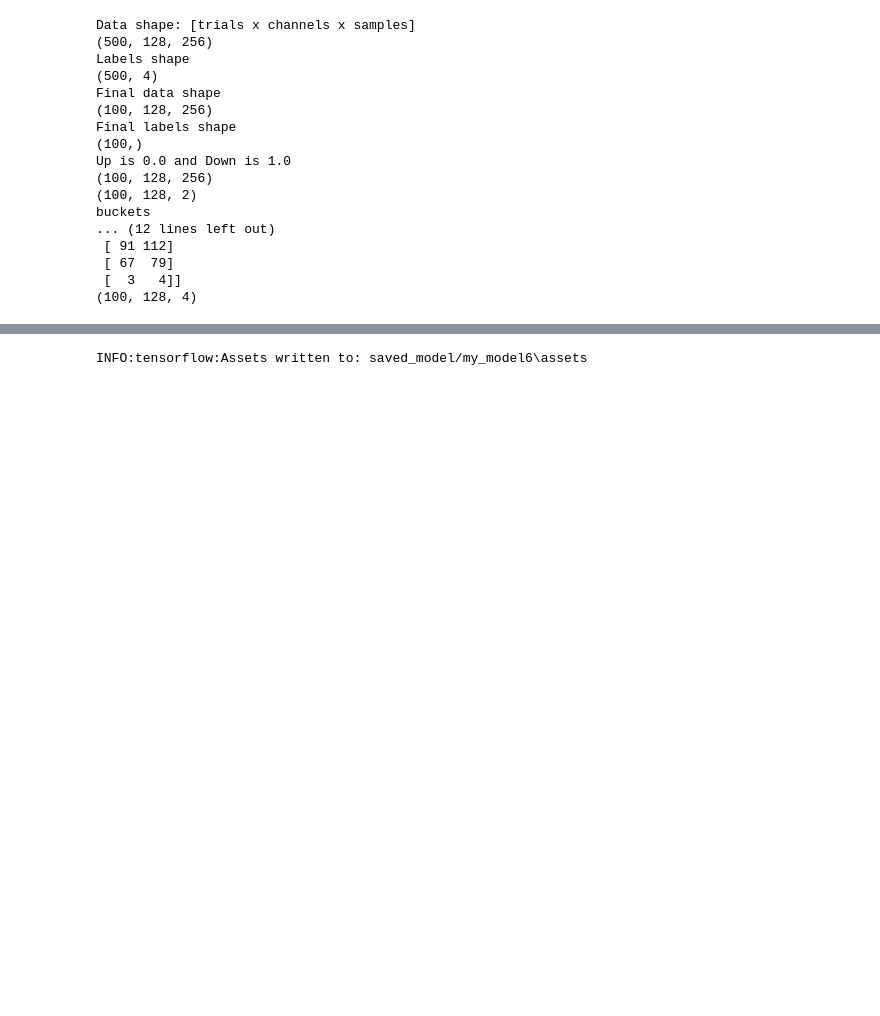
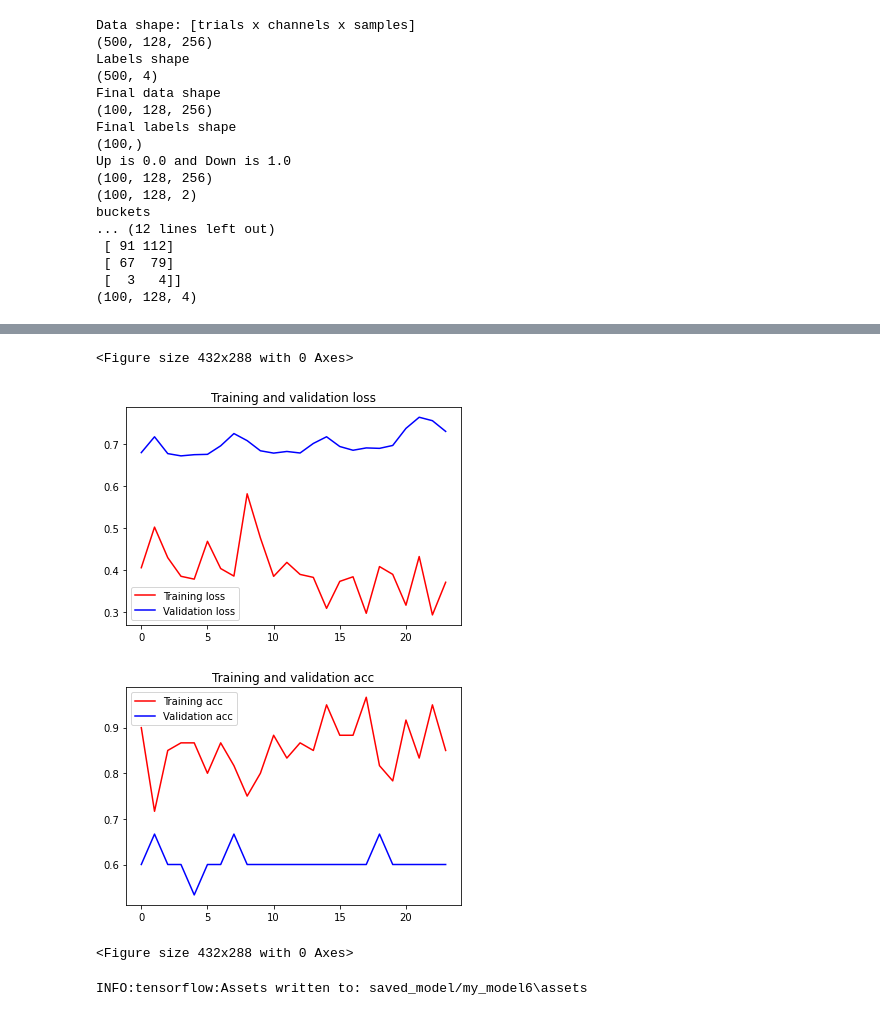
Before and after one commit to JuliaAlmaLuna/InnerSpeechEEGDecoding, a Jupyter notebook: runFileNN.ipynb, the cells around one changed output, grey strips where cells are left out. Cells and saved outputs as stored; diff of their text form; code cells hidden in the pictures; blank space fills up the shorter version.

```diff
--- a/runFileNN.ipynb
+++ b/runFileNN.ipynb
@@ -265,15 +385,34 @@ eeg_model.compile(optimizer='adam',
               loss="binary_crossentropy",
               metrics=['accuracy'])
 
-data_train_send = np.reshape(data_train, [data_train.shape[0], 1 , data_train.shape[1], data_train.shape[2], 1])
+data_train_send = np.reshape(data_train, [data_train.shape[0], data_train.shape[1], data_train.shape[2], 1])
 #data_train_send = np.reshape(data_train, [data_train.shape[0], 1 , data_train.shape[1], data_train.shape[2], 1])
 
-data_test_send = np.reshape(data_test, [data_test.shape[0], 1 , data_test.shape[1], data_test.shape[2], 1])
+data_test_send = np.reshape(data_test, [data_test.shape[0], data_test.shape[1], data_test.shape[2], 1])
 #data_test_send = np.reshape(data_test, [data_test.shape[0], 1 , data_test.shape[1], data_test.shape[2], 1])
 
-outputs = eeg_model.fit(data_train, labels_train, validation_split=0.2 ,callbacks=[], epochs=200) #
+outputs = eeg_model.fit(data_train_send, labels_train, validation_split=0.2 ,callbacks=[callback], epochs=200, verbose=False) #
 
 print("Results")
-eeg_model.evaluate(data_test, labels_test)
-result = eeg_model.predict(data_test)
+eeg_model.evaluate(data_test_send, labels_test)
+result = eeg_model.predict(data_test_send)
+
+
+
+val_loss = outputs.history["val_loss"]
+loss = outputs.history["loss"]
+#epochs = eeg_model.history.history["val_loss"]
+plt.plot(loss, 'r', label='Training loss')
+plt.plot(val_loss, 'b', label='Validation loss')
+plt.title('Training and validation loss')
+plt.legend()
+plt.figure()
+
+val_acc = outputs.history["val_accuracy"]
+acc = outputs.history["accuracy"]
+plt.plot(acc, 'r', label='Training acc')
+plt.plot(val_acc, 'b', label='Validation acc')
+plt.title('Training and validation acc')
+plt.legend()
+plt.figure()
 # %% [output]
@@ -297,3 +422,7 @@ Results
+<Figure size 432x288 with 0 Axes>
+[figure, added]
+[figure, added]
+<Figure size 432x288 with 0 Axes>
 # %%
 
 eeg_model.save('saved_model/my_model6')
```
Also changed, not shown: parts of 8 cells of this notebook, 1 other file.
